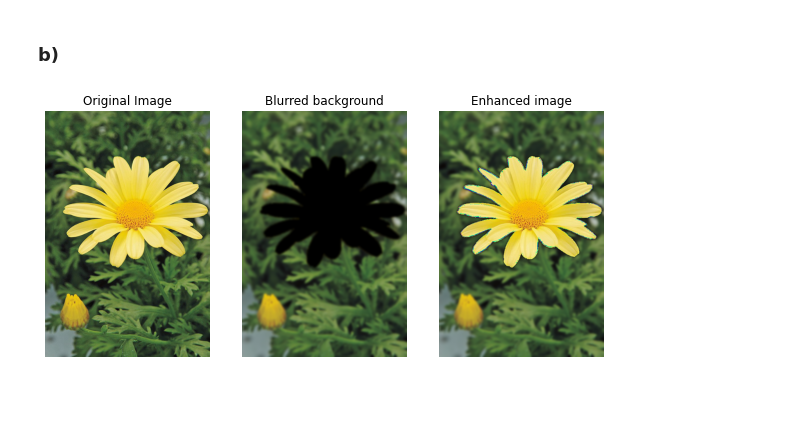
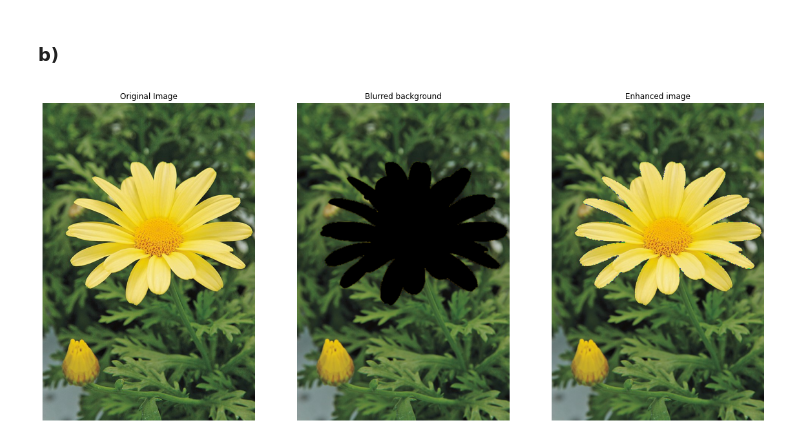
Before and after one commit to Krishnakanth-lab/EN2550_Assignment1, a Jupyter notebook: Krishnakanth_190323C_a01.ipynb, the cells around one changed output. Cells and saved outputs as stored; diff of their text form; code cells hidden in the pictures; blank space fills up the shorter version.

```diff
--- a/Krishnakanth_190323C_a01.ipynb
+++ b/Krishnakanth_190323C_a01.ipynb
@@ -401,22 +401,22 @@ plt.show()
 # %% [markdown]
 ### b)
 # %%
-fig2, ax = plt.subplots(1,3, figsize=(10,5))
+fig2, ax = plt.subplots(1,3, figsize=(20,10))
 ax[0].imshow(img_rgb)
 ax[0].title.set_text('Original Image')
 ax[0].axis('off')
 
-blurred_bg = cv.GaussianBlur(background, (19,19), 0)
+blurred_bg = cv.GaussianBlur(background, (3,3), 0)
 enhanced = foreground + blurred_bg
 
 ax[1].imshow(blurred_bg)
 ax[1].title.set_text('Blurred background')
 ax[1].axis('off')
 
 ax[2].imshow(enhanced)
 ax[2].title.set_text('Enhanced image')
 ax[2].axis('off')
 
 plt.show()
 # %% [output]
-[figure, old version]
+[figure, new version]
```
Also changed, not shown: 1 other file.
